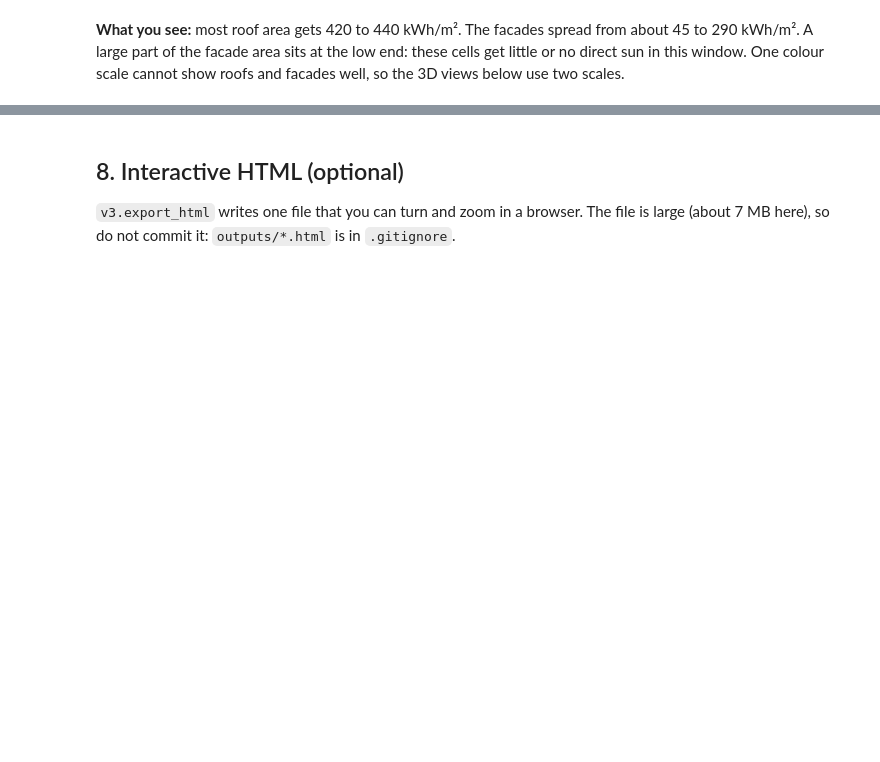
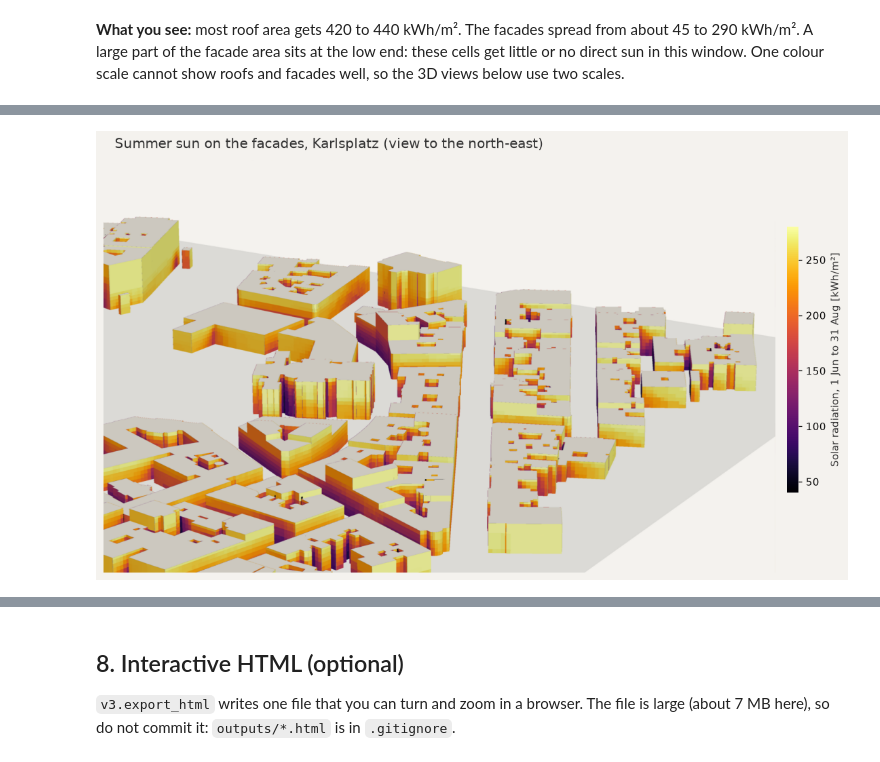
Before and after one commit to Infrared-city/infrared-skills, a Jupyter notebook: cookbook/notebooks/04_solar_facades_3d.ipynb, the cells around one changed output, grey strips where cells are left out. Saved outputs shown, nothing was run; the diff lists cells and outputs as text; code cells hidden in the pictures; blank space fills up the shorter version.

```diff
--- a/cookbook/notebooks/04_solar_facades_3d.ipynb
+++ b/cookbook/notebooks/04_solar_facades_3d.ipynb
@@ -155,0 +160,13 @@ or no direct sun in this window. One colour scale cannot show roofs and facades
+# %%
+lo, hi = np.percentile(value[wall], [2, 98]).round(-1)  # facade colour range
+context = v3.mesh_from_dicts(buildings)
+pl = v3.plotter()
+v3.add_ground(pl, context.bounds, pad=20)
+v3.add_meshes(pl, context)
+v3.add_values(pl, cells.extract_cells(wall), cmap="inferno", clim=(lo, hi))
+v3.show(pl, OUT / "04_solar_facades.png", cmap="inferno", clim=(lo, hi),
+        label="Solar radiation, 1 Jun to 31 Aug [kWh/m²]",
+        title="Summer sun on the facades, Karlsplatz (view to the north-east)",
+        azimuth=-60, elevation=18, zoom=3.6, focus=(400, 210, 8))
+# %% [output]
+[figure, added]
```
Also changed, not shown: parts of 7 cells of this notebook, 3 other files.
